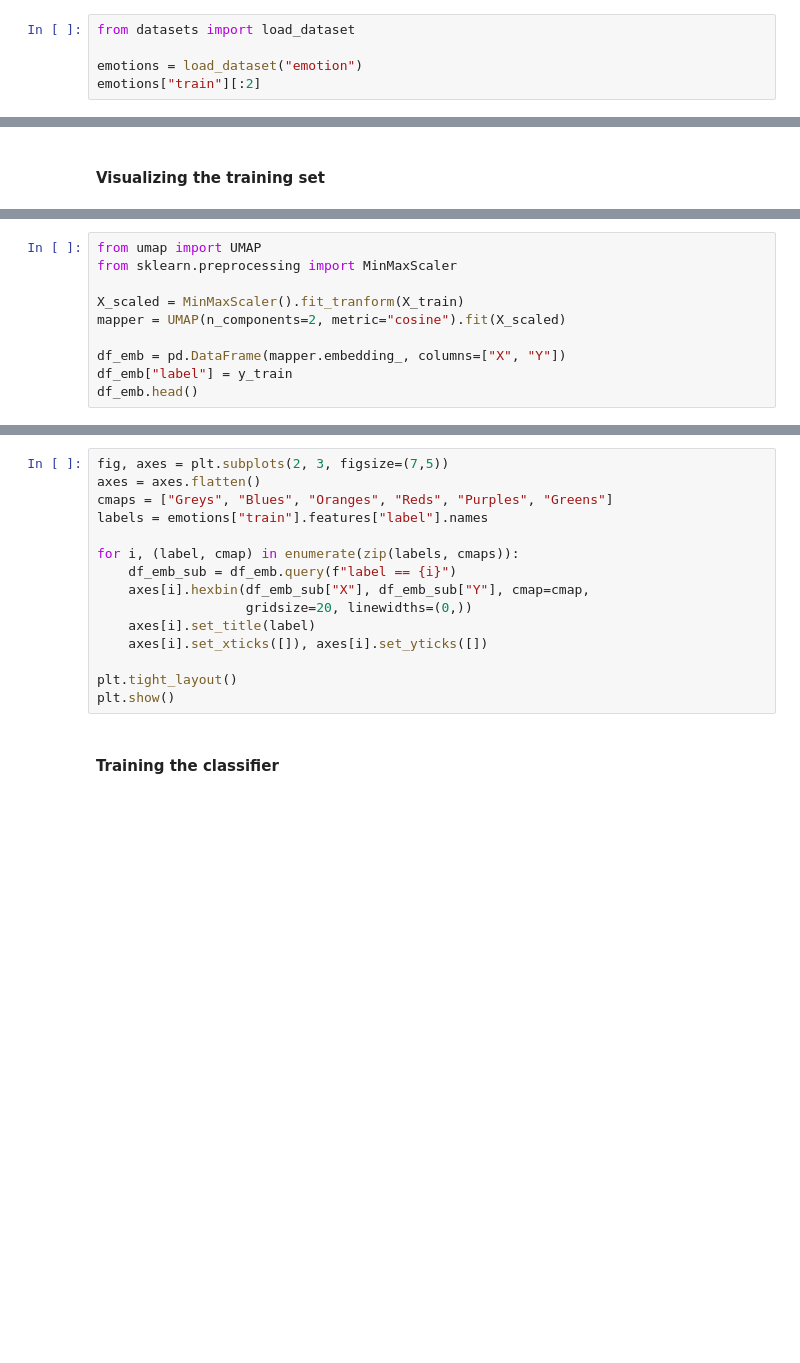
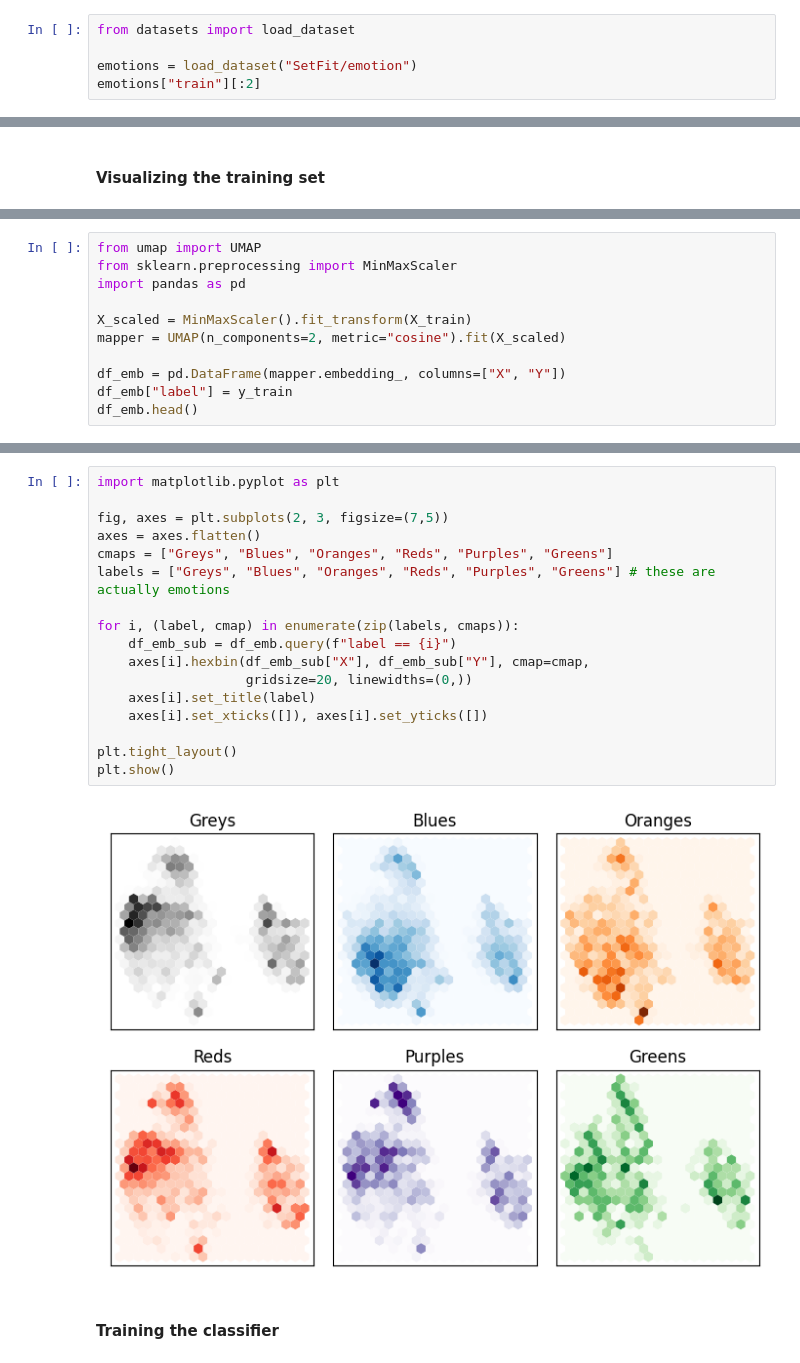
Before and after one commit to venkateshtata/quicknets, a Jupyter notebook: experiments/notebooks/TextClassification.ipynb, the cells around one changed output, grey strips where cells are left out. Cells and saved outputs as stored; diff of their text form; blank space fills up the shorter version.

```diff
--- a/experiments/notebooks/TextClassification.ipynb
+++ b/experiments/notebooks/TextClassification.ipynb
@@ -66,6 +84,6 @@ def tokenize(batch):
 # %%
 from datasets import load_dataset
 
-emotions = load_dataset("emotion")
+emotions = load_dataset("SetFit/emotion")
 emotions["train"][:2]
 # %% [output]
@@ -210,8 +229,9 @@ Successfully installed pynndescent-0.5.11 umap-learn-0.5.5
 # %%
 from umap import UMAP
 from sklearn.preprocessing import MinMaxScaler
+import pandas as pd
 
-X_scaled = MinMaxScaler().fit_tranform(X_train)
+X_scaled = MinMaxScaler().fit_transform(X_train)
 mapper = UMAP(n_components=2, metric="cosine").fit(X_scaled)
 
 df_emb = pd.DataFrame(mapper.embedding_, columns=["X", "Y"])
@@ -222,18 +247,22 @@ AttributeError: 'MinMaxScaler' object has no attribute 'fit_tranform'
 # %%
+import matplotlib.pyplot as plt
+
 fig, axes = plt.subplots(2, 3, figsize=(7,5))
 axes = axes.flatten()
 cmaps = ["Greys", "Blues", "Oranges", "Reds", "Purples", "Greens"]
-labels = emotions["train"].features["label"].names
+labels = ["Greys", "Blues", "Oranges", "Reds", "Purples", "Greens"] # these are actually emotions
 
 for i, (label, cmap) in enumerate(zip(labels, cmaps)):
     df_emb_sub = df_emb.query(f"label == {i}")
     axes[i].hexbin(df_emb_sub["X"], df_emb_sub["Y"], cmap=cmap,
                    gridsize=20, linewidths=(0,))
     axes[i].set_title(label)
     axes[i].set_xticks([]), axes[i].set_yticks([])
 
 plt.tight_layout()
 plt.show()
+# %% [output]
+[figure, added]
 # %% [markdown]
 #### Training the classifier
 # %%
```
Also changed, not shown: parts of 12 cells of this notebook.
